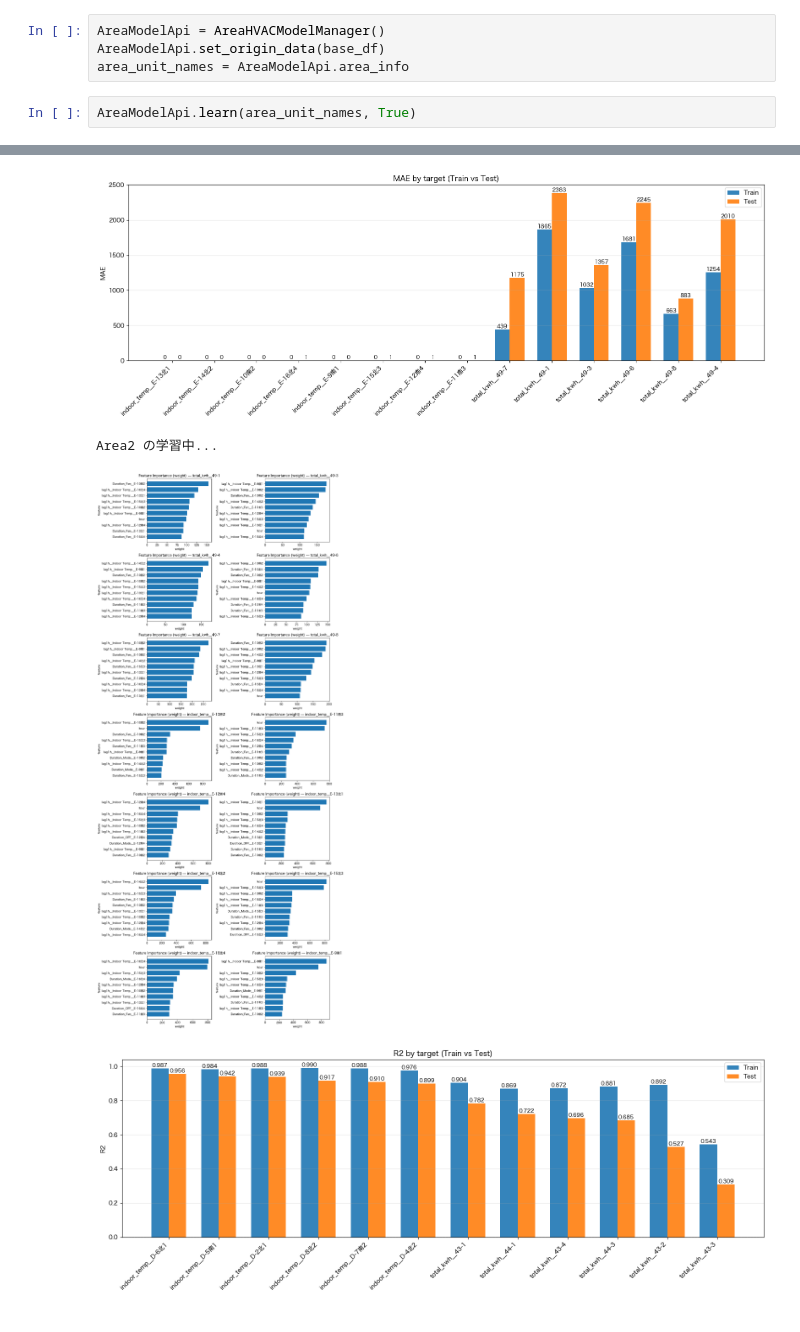
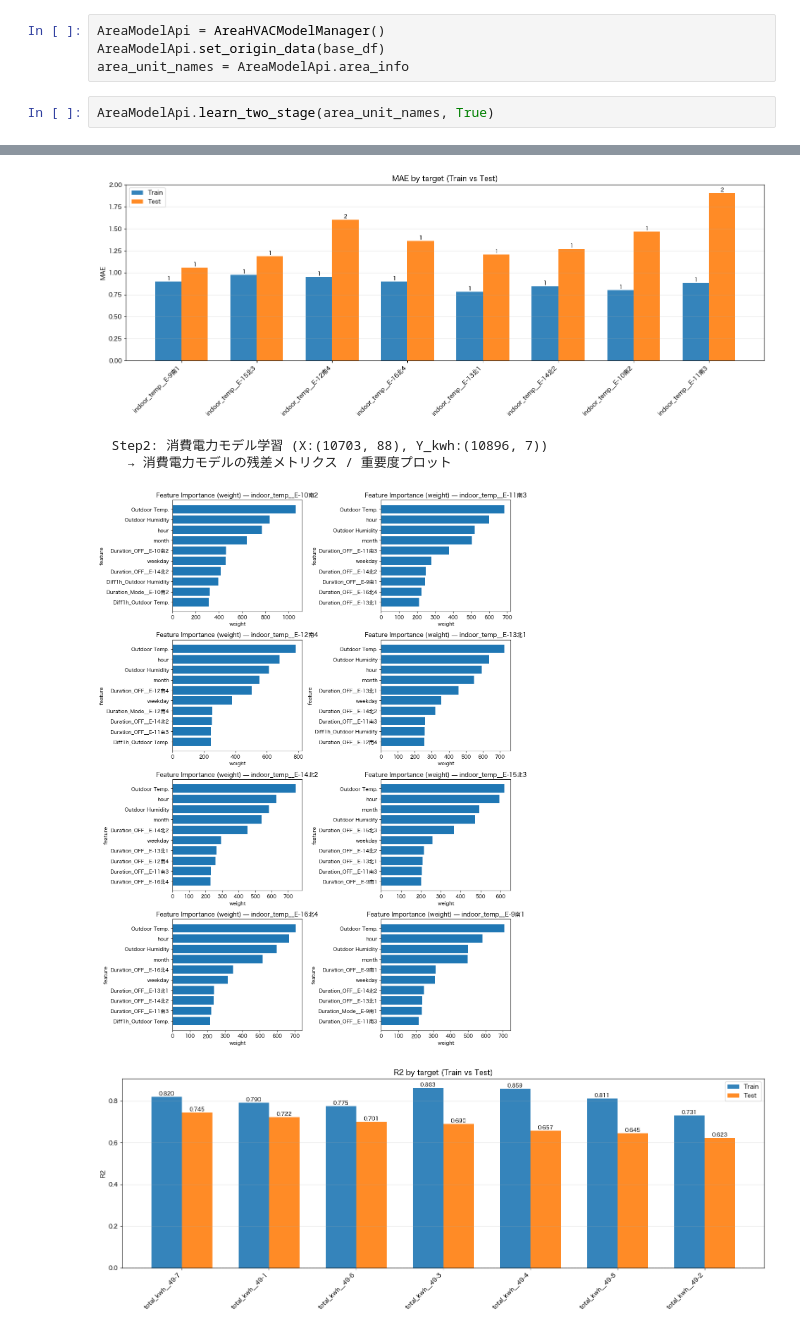
Before and after one commit to MENTERU/AIrux8_opti_logic_prod, a Jupyter notebook: notebooks/深層強化学習/エリアごとにXGB学習.ipynb, the cells around one changed output, grey strips where cells are left out. Saved outputs shown, nothing was run; the diff lists cells and outputs as text.

```diff
--- a/notebooks/深層強化学習/エリアごとにXGB学習.ipynb
+++ b/notebooks/深層強化学習/エリアごとにXGB学習.ipynb
@@ -31,5 +142,5 @@ AreaModelApi = AreaHVACModelManager()
 AreaModelApi.set_origin_data(base_df)
 area_unit_names = AreaModelApi.area_info
 # %%
-AreaModelApi.learn(area_unit_names, True)
+AreaModelApi.learn_two_stage(area_unit_names, True)
 # %% [output]
@@ -38,4 +151,5 @@ Area1 の学習中...
-[figure, old version]
+[figure, new version]
-Area2 の学習中...
+  Step2: 消費電力モデル学習 (X:(10703, 88), Y_kwh:(10896, 7))
+    → 消費電力モデルの残差メトリクス / 重要度プロット
-[figure, old version]
+[figure, new version]
-[figure, old version]
+[figure, new version]
```
Also changed, not shown: parts of 18 cells of this notebook, 11 other files.
